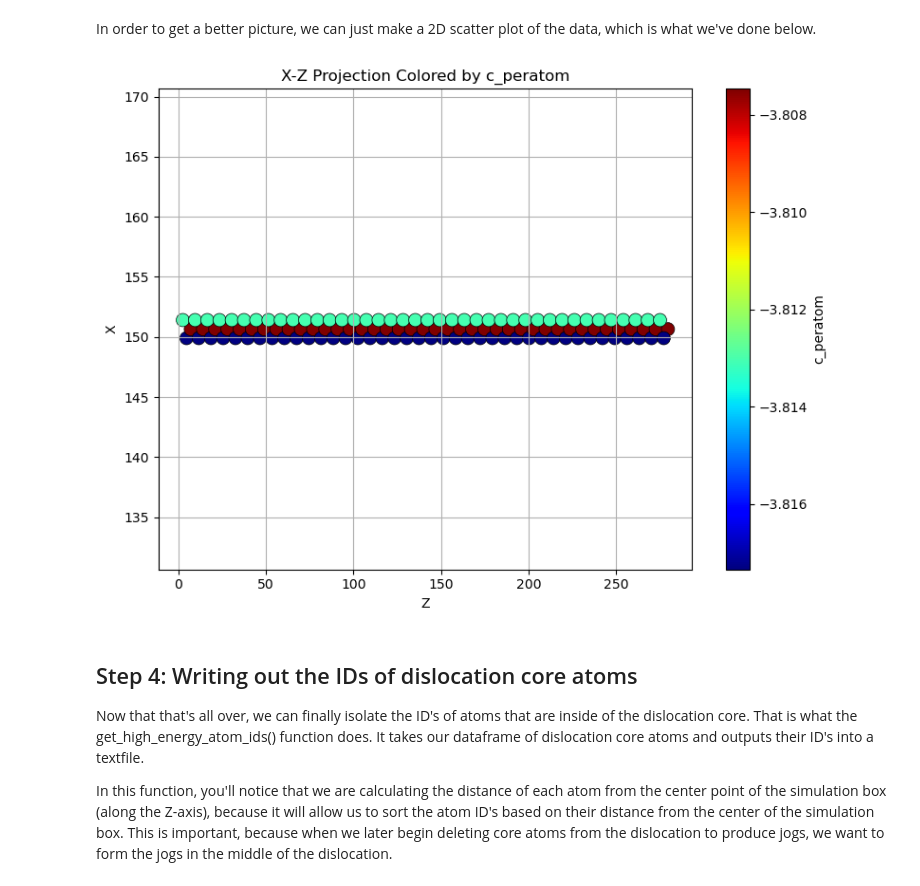
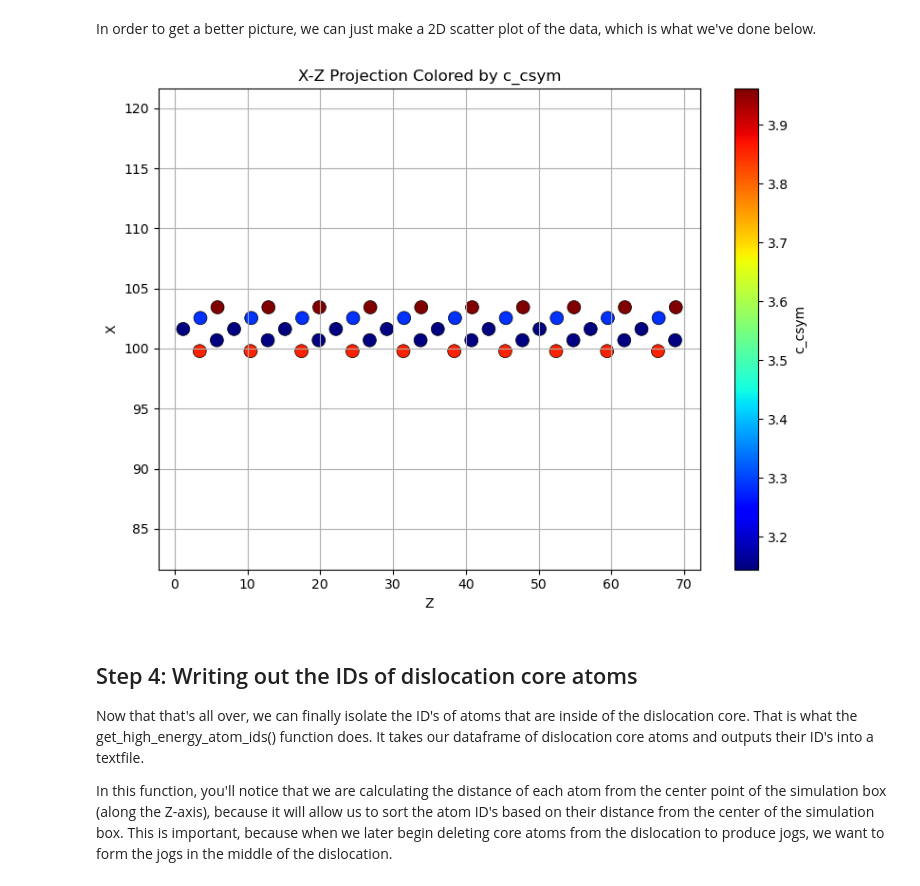
Before and after one commit to Eledmunds15/DiJoVa, a Jupyter notebook: 03_dislo_analysis/dislo_analysis.ipynb, the cells around one changed output. Drawn from its saved outputs; the diff is of its cells as text; code cells hidden in the pictures.

```diff
--- a/03_dislo_analysis/dislo_analysis.ipynb
+++ b/03_dislo_analysis/dislo_analysis.ipynb
@@ -244,17 +261,27 @@ Number of atoms in the dislocaiton core: 6570
+# %%
+def split_dislocation(dislocation_df):
+
+    tensile_side = dislocation_df[dislocation_df['c_stress[1]'] < 0]
+    comrpessive_side = dislocation_df[dislocation_df['c_stress[1]'] > 0]
+
+    return tensile_side, comrpessive_side
+
+ten_dislo_df, comp_dislo_df = split_dislocation(dislocation_df)
 # %% [markdown]
 In order to get a better picture, we can just make a 2D scatter plot of the data, which is what we've done below.
 # %%
-def plot_xz_colored_by_cperatom(atom_df, cmap='jet', s=100, alpha=1, buffer=20):
+def plot_xz_colored_by_csym(atom_df, cmap='jet', s=100, alpha=1, buffer=20, csym_thresh=None):
     """
-    Plots a 2D scatter plot with Z on X-axis and X on Y-axis, colored by c_peratom.
+    Plots a 2D scatter plot with Z on X-axis and X on Y-axis, colored by c_csym,
+    and optionally filters atoms based on a centrosymmetry threshold.
 
     Parameters:
     -----------
     atom_df : pd.DataFrame
-        Must contain 'x', 'z', and 'c_peratom' columns.
+        Must contain 'x', 'z', 'c_peratom', and 'c_csym' columns.
 
     cmap : str, optional
-        Colormap for c_peratom. Default is 'jet'.
+        Colormap for c_csym. Default is 'jet'.
 
     s : float, optional
         Size of scatter points. Default is 100.
@@ -266,42 +293,50 @@ def plot_xz_colored_by_cperatom(atom_df, cmap='jet', s=100, alpha=1, buffer=20):
         If provided, limits Y-axis (i.e., X-position of atoms) to [mean-buffer, mean+buffer].
         If None, Y-axis limits are determined automatically.
 
+    csym_thresh : float or None, optional
+        If provided, only atoms with 'c_csym' less than this value will be plotted.
+
     Raises:
     -------
     ValueError
         If required columns are missing in atom_df.
     """
-    if not all(col in atom_df.columns for col in ['x', 'z', 'c_peratom']):
-        raise ValueError("atom_df must contain 'x', 'z', and 'c_peratom' columns")
+    required_cols = ['x', 'z', 'c_peratom', 'c_csym']
+    if not all(col in atom_df.columns for col in required_cols):
+        raise ValueError(f"atom_df must contain the following columns: {required_cols}")
+
+    # Apply c_csym threshold filter if specified
+    if csym_thresh is not None:
+        atom_df = atom_df[atom_df['c_csym'] < csym_thresh]
 
     plt.figure(figsize=(8, 6))
     sc = plt.scatter(
         atom_df['z'], atom_df['x'],
-        c=atom_df['c_peratom'],
+        c=atom_df['c_csym'],
         cmap=cmap,
         s=s,
         alpha=alpha,
         edgecolors='black',
         linewidth=0.5
     )
 
     plt.xlabel('Z')
     plt.ylabel('X')
-    plt.title('X-Z Projection Colored by c_peratom')
+    plt.title('X-Z Projection Colored by c_csym')
     cbar = plt.colorbar(sc)
-    cbar.set_label('c_peratom')
+    cbar.set_label('c_csym')
 
     if buffer is not None:
         y_mid = atom_df['x'].mean()
         plt.ylim([y_mid - buffer, y_mid + buffer])
 
     plt.grid(True)
     plt.tight_layout()
     plt.show()
 
-plot_xz_colored_by_cperatom(dislocation_df)
+plot_xz_colored_by_csym(comp_dislo_df, csym_thresh=3.5)
 # %% [output]
-[figure, old version]
+[figure, new version]
 # %% [markdown]
 ## Step 4: Writing out the IDs of dislocation core atoms
 
```
Also changed, not shown: parts of 3 cells of this notebook.
